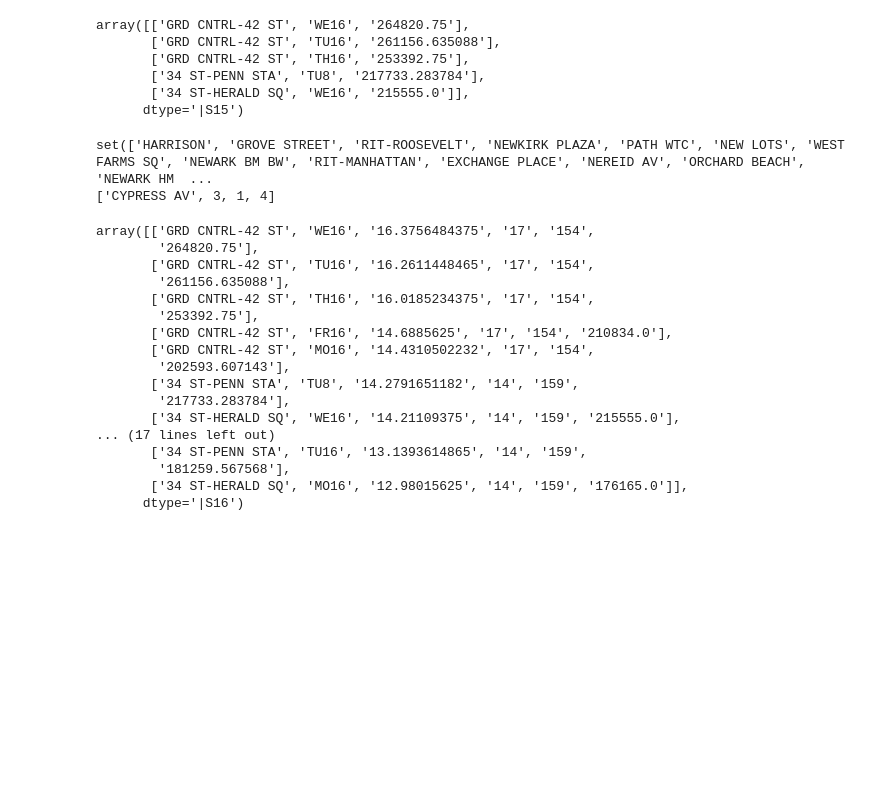
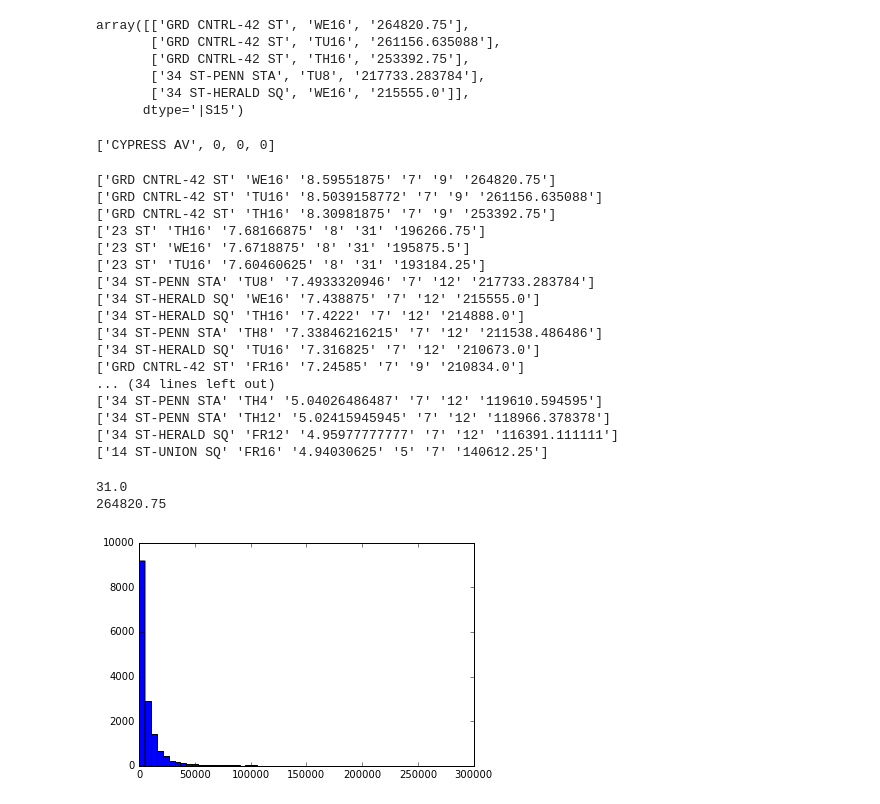
Before and after one commit to alanjschoen/p1_fanatics, a Jupyter notebook: src/alan.ipynb, the cells around one changed output. Cells and saved outputs as stored; diff of their text form; code cells hidden in the pictures; blank space fills up the shorter version.

Commit message:
print csv

```diff
--- a/src/alan.ipynb
+++ b/src/alan.ipynb
@@ -256,7 +256,7 @@ with open('../data/turnstile_pairs.csv','r') as f:
 
 # Load max's data
 station_poi = []
-with open('../data/poi/stationTargetProxy.csv','r') as f:
+with open('../data/poi/stationTargetProxy_rev.csv','r') as f:
     f.next()
     for line in f:
         line = line.split(',')
@@ -282,8 +282,7 @@ for st1 in turn_stations:
 #print set(turn_stations).difference(set(usable_stations))
 print poi[turn_stations[0]]
 # %% [output]
-set(['HARRISON', 'GROVE STREET', 'RIT-ROOSEVELT', 'NEWKIRK PLAZA', 'PATH WTC', 'NEW LOTS', 'WEST FARMS SQ', 'NEWARK BM BW', 'RIT-MANHATTAN', 'EXCHANGE PLACE', 'NEREID AV', 'ORCHARD BEACH', 'NEWARK HM  ...
-['CYPRESS AV', 3, 1, 4]
+['CYPRESS AV', 0, 0, 0]
 # %%
 # Print best shifts
 shift_scores = []
@@ -296,28 +295,44 @@ for s in station_shifts:
     busct = poi[s[0]][2]
     trafc = float(s[2])
 
-    score = 0.25*schct + 0.25*busct/10 + 0.5*trafc/16000
+    score = 0.25*schct + 0.25*busct/10 + 0.5*trafc/30000
 
     shift_scores.append((s[0],s[1],score, schct, busct, trafc))
 
 shift_scores = np.array(shift_scores)
 best_shifts = np.argsort(shift_scores[:,2].astype(float))[::-1]
-shift_scores[best_shifts[:20]]
+
+for i in range(50):
+    print shift_scores[best_shifts[i]]
 # %% [output]
-array([['GRD CNTRL-42 ST', 'WE16', '16.3756484375', '17', '154',
-        '264820.75'],
-       ['GRD CNTRL-42 ST', 'TU16', '16.2611448465', '17', '154',
-        '261156.635088'],
-       ['GRD CNTRL-42 ST', 'TH16', '16.0185234375', '17', '154',
-        '253392.75'],
-       ['GRD CNTRL-42 ST', 'FR16', '14.6885625', '17', '154', '210834.0'],
-       ['GRD CNTRL-42 ST', 'MO16', '14.4310502232', '17', '154',
-        '202593.607143'],
-       ['34 ST-PENN STA', 'TU8', '14.2791651182', '14', '159',
-        '217733.283784'],
-       ['34 ST-HERALD SQ', 'WE16', '14.21109375', '14', '159', '215555.0'],
-... (17 lines left out)
-       ['34 ST-PENN STA', 'TU16', '13.1393614865', '14', '159',
-        '181259.567568'],
-       ['34 ST-HERALD SQ', 'MO16', '12.98015625', '14', '159', '176165.0']],
-      dtype='|S16')
+['GRD CNTRL-42 ST' 'WE16' '8.59551875' '7' '9' '264820.75']
+['GRD CNTRL-42 ST' 'TU16' '8.5039158772' '7' '9' '261156.635088']
+['GRD CNTRL-42 ST' 'TH16' '8.30981875' '7' '9' '253392.75']
+['23 ST' 'TH16' '7.68166875' '8' '31' '196266.75']
+['23 ST' 'WE16' '7.6718875' '8' '31' '195875.5']
+['23 ST' 'TU16' '7.60460625' '8' '31' '193184.25']
+['34 ST-PENN STA' 'TU8' '7.4933320946' '7' '12' '217733.283784']
+['34 ST-HERALD SQ' 'WE16' '7.438875' '7' '12' '215555.0']
+['34 ST-HERALD SQ' 'TH16' '7.4222' '7' '12' '214888.0']
+['34 ST-PENN STA' 'TH8' '7.33846216215' '7' '12' '211538.486486']
+['34 ST-HERALD SQ' 'TU16' '7.316825' '7' '12' '210673.0']
+['GRD CNTRL-42 ST' 'FR16' '7.24585' '7' '9' '210834.0']
+... (34 lines left out)
+['34 ST-PENN STA' 'TH4' '5.04026486487' '7' '12' '119610.594595']
+['34 ST-PENN STA' 'TH12' '5.02415945945' '7' '12' '118966.378378']
+['34 ST-HERALD SQ' 'FR12' '4.95977777777' '7' '12' '116391.111111']
+['14 ST-UNION SQ' 'FR16' '4.94030625' '5' '7' '140612.25']
+# %%
+print max(np.array(station_poi)[:,2].astype(float))
+
+print max(station_shifts[:,2].astype(float))
+ax = plt.hist(station_shifts[:,2].astype(float), 50)
+
+curtime = str(datetime.now().strftime('%m%d%H%M.csv'))
+with open('../results/shift_scores%s'%curtime, 'w') as f:
+    for row in station_shifts:
+        f.write(','.join(row)+'\n')
+# %% [output]
+31.0
+264820.75
+[figure, added]
```
